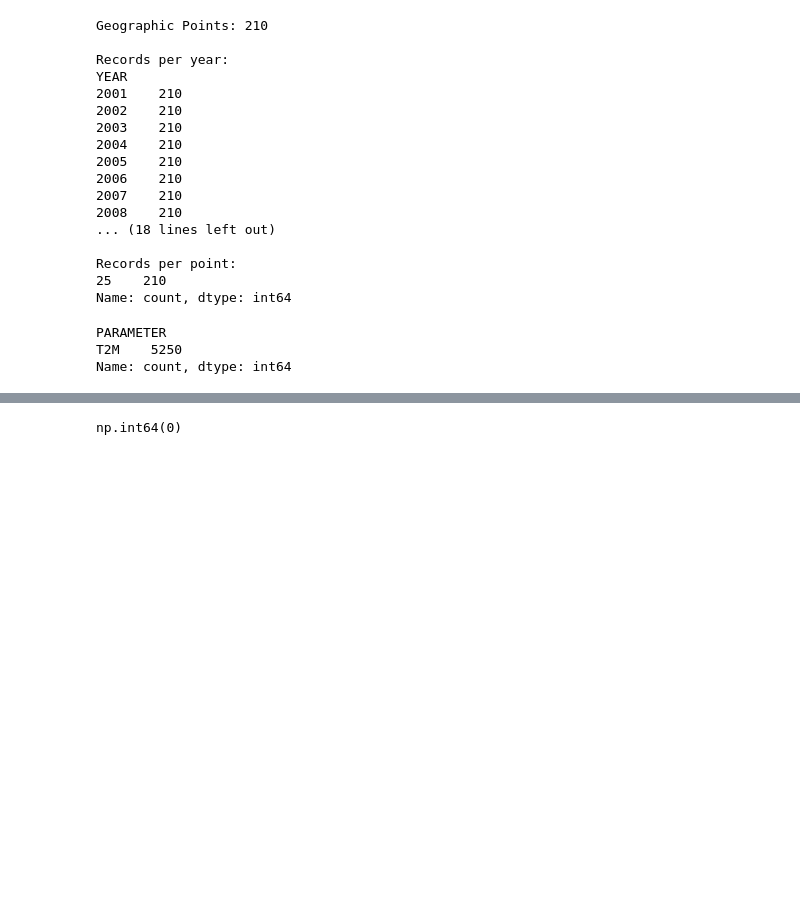
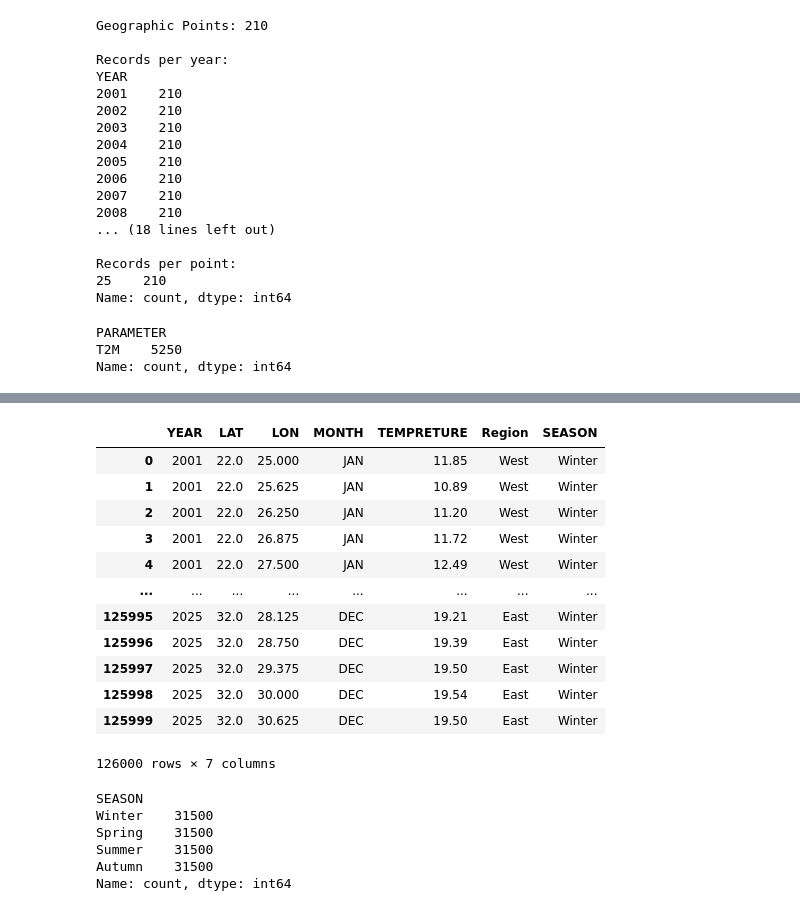
Before and after one commit to sherenahmed6/Earth-Twist, a Jupyter notebook: Tempreture preprossing.ipynb, the cells around one changed output, grey strips where cells are left out. Cells and saved outputs as stored; diff of their text form; code cells hidden in the pictures; blank space fills up the shorter version.

```diff
--- a/Tempreture preprossing.ipynb
+++ b/Tempreture preprossing.ipynb
@@ -285,9 +303,30 @@ TEMPRETURE_raw_cleaned = pd.concat(
     ignore_index=True
 )
 # %%
-TEMPRETURE_raw_cleaned.duplicated().sum()
+TEMPRETURE_raw_cleaned
 # %% [output]
+|  | YEAR | LAT | LON | MONTH | TEMPRETURE | Region | SEASON |
+| 0 | 2001 | 22.0 | 25.000 | JAN | 11.85 | West | Winter |
+| 1 | 2001 | 22.0 | 25.625 | JAN | 10.89 | West | Winter |
+| 2 | 2001 | 22.0 | 26.250 | JAN | 11.20 | West | Winter |
+| 3 | 2001 | 22.0 | 26.875 | JAN | 11.72 | West | Winter |
+| 4 | 2001 | 22.0 | 27.500 | JAN | 12.49 | West | Winter |
+| ... | ... | ... | ... | ... | ... | ... | ... |
+| 125995 | 2025 | 32.0 | 28.125 | DEC | 19.21 | East | Winter |
+| 125996 | 2025 | 32.0 | 28.750 | DEC | 19.39 | East | Winter |
+| 125997 | 2025 | 32.0 | 29.375 | DEC | 19.50 | East | Winter |
+| 125998 | 2025 | 32.0 | 30.000 | DEC | 19.54 | East | Winter |
+| 125999 | 2025 | 32.0 | 30.625 | DEC | 19.50 | East | Winter |
-np.int64(0)
+126000 rows × 7 columns
+# %%
+TEMPRETURE_raw_cleaned["SEASON"].value_counts()
+# %% [output]
+SEASON
+Winter    31500
+Spring    31500
+Summer    31500
+Autumn    31500
+Name: count, dtype: int64
 # %%
 TEMPRETURE_raw_cleaned.to_csv(
     "TEMPRETURE_Combined.csv",
```
Also changed, not shown: parts of 3 cells of this notebook, 4 other files.
